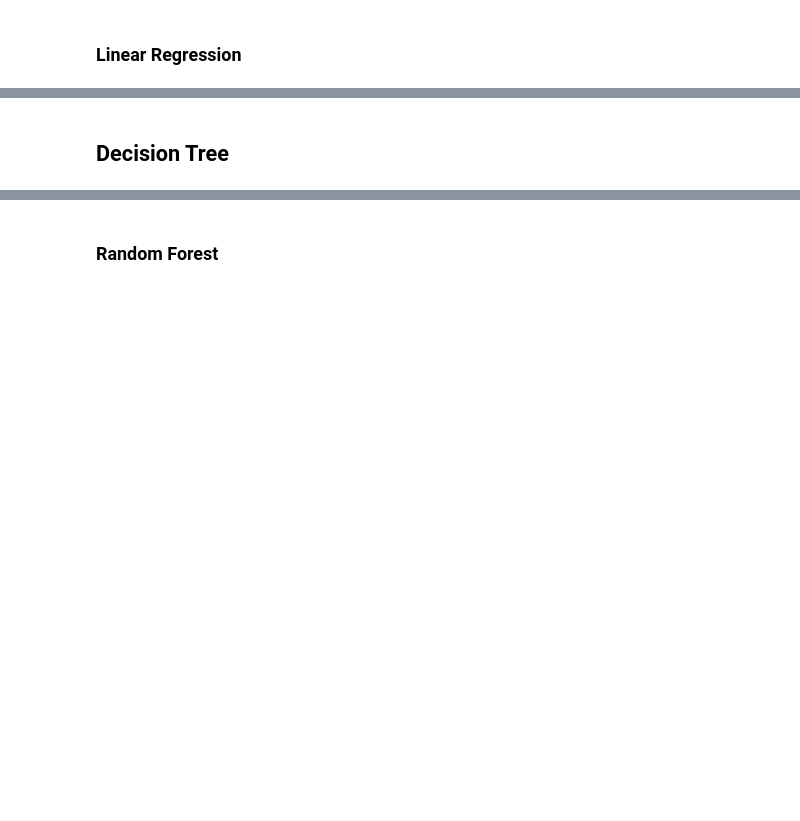
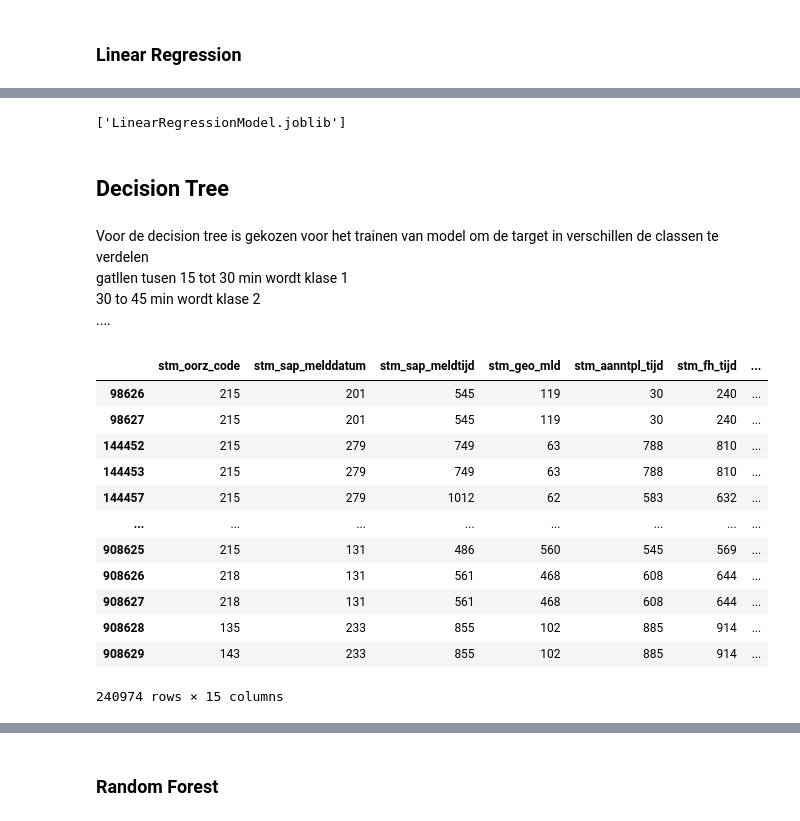
Before and after one commit to MaxJansen99/ProRail, a Jupyter notebook: analyse_en_model2.ipynb, the cells around one changed output, grey strips where cells are left out. Saved outputs shown, nothing was run; the diff lists cells and outputs as text; code cells hidden in the pictures; blank space fills up the shorter version.

```diff
--- a/analyse_en_model2.ipynb
+++ b/analyse_en_model2.ipynb
@@ -312,0 +355,14 @@ Het is belangrijk dat de voorspelling beter overschat dan onderschat in de proje
+# %%
+ranges = {
+    "15m tot 30m": (15, 30),
+    "30m tot 45m": (30, 45),
+}
+
+total = len(data)
+
+for label, (low, high) in ranges.items():
+    if label == "null":
+        count = len(data[data['targetherstel'] == 0])
+    else:
+        count = len(data[(data['targetherstel'] > low) & (data['targetherstel'] <= high)])
+    print(f'score {label}: {count/total:.2%}')
@@ -352,7 +407,7 @@ def Train_per_categorical(data):
     accuracy = np.mean(correct)
     coverage = np.mean(data['stm_progfh_in_duur'] > data['targetherstel'])
     print(f"[Baseline] Accuracy (±{tolerance} min overschatting): {accuracy:.2%}")
-    print(f"[Baseline] Dekkingsgraad: {coverage:.2%}")
+    print(f"[Baseline] coverage: {coverage:.2%}")
 
     # Vervolgens per categorische kolom apart toevoegen
     for col in categorical_cols:
@@ -375,10 +430,10 @@ def Train_per_categorical(data):
         print(f"R² = {r2:.3f}, RMSE = {rmse:.2f}")
 
         # Accuracy & coverage opnieuw berekenen (zelfde formule)
-        correct = (data['stm_progfh_in_duur'] > data['targetherstel']) & \
-                  ((data['stm_progfh_in_duur'] - data['targetherstel']) <= tolerance)
+        correct = (y_pred > y_test) & \
+                  (abs(y_pred - y_test) <= 15)
         accuracy = np.mean(correct)
         coverage = np.mean(data['stm_progfh_in_duur'] > data['targetherstel'])
 
         print(f"Accuracy (±{tolerance} min overschatting): {accuracy:.2%}")
-        print(f"Dekkingsgraad: {coverage:.2%}")
+        print(f"coverage: {coverage:.2%}")
@@ -405,5 +478,48 @@ Dekkingsgraad: 82.33%
+# %%
+joblib.dump(model, 'LinearRegressionModel.joblib')
+# %% [output]
+['LinearRegressionModel.joblib']
 # %% [markdown]
 ## Decision Tree
+# %% [markdown]
+Voor de decision tree is gekozen voor het trainen van model om de target in verschillen de classen te verdelen <br>
+gatllen tusen 15 tot 30 min wordt klase 1<br>
+30 to 45 min wordt klase 2<br>
+....
+# %%
+def build_klassen(start=15, end=481, step=15):
+    klassen = {}
+    index = 1
+    for lower in range(start, end, step):
+        upper = lower + step
+        klassen[index] = (lower, upper)
+        index += 1
+    return klassen
+
+klassen = build_klassen()
+# %%
+def categorize_herstel(minuten):
+    for label, (min_val, max_val) in klassen.items():
+        if min_val <= minuten < max_val:
+            return label
+    return 0
+data['herstel_klasse'] = data['targetherstel'].apply(categorize_herstel)
+# %%
+data
+# %% [output]
+|  | stm_oorz_code | stm_sap_melddatum | stm_sap_meldtijd | stm_geo_mld | stm_aanntpl_tijd | stm_fh_tijd | ... |
+| 98626 | 215 | 201 | 545 | 119 | 30 | 240 | ... |
+| 98627 | 215 | 201 | 545 | 119 | 30 | 240 | ... |
+| 144452 | 215 | 279 | 749 | 63 | 788 | 810 | ... |
+| 144453 | 215 | 279 | 749 | 63 | 788 | 810 | ... |
+| 144457 | 215 | 279 | 1012 | 62 | 583 | 632 | ... |
+| ... | ... | ... | ... | ... | ... | ... | ... |
+| 908625 | 215 | 131 | 486 | 560 | 545 | 569 | ... |
+| 908626 | 218 | 131 | 561 | 468 | 608 | 644 | ... |
+| 908627 | 218 | 131 | 561 | 468 | 608 | 644 | ... |
+| 908628 | 135 | 233 | 855 | 102 | 885 | 914 | ... |
+| 908629 | 143 | 233 | 855 | 102 | 885 | 914 | ... |
+240974 rows × 15 columns
 # %%
 def train_decision_tree(data):
     """Train verbeterd Decision Tree model met hyperparameter tuning"""
```
Also changed, not shown: parts of 37 cells of this notebook.
